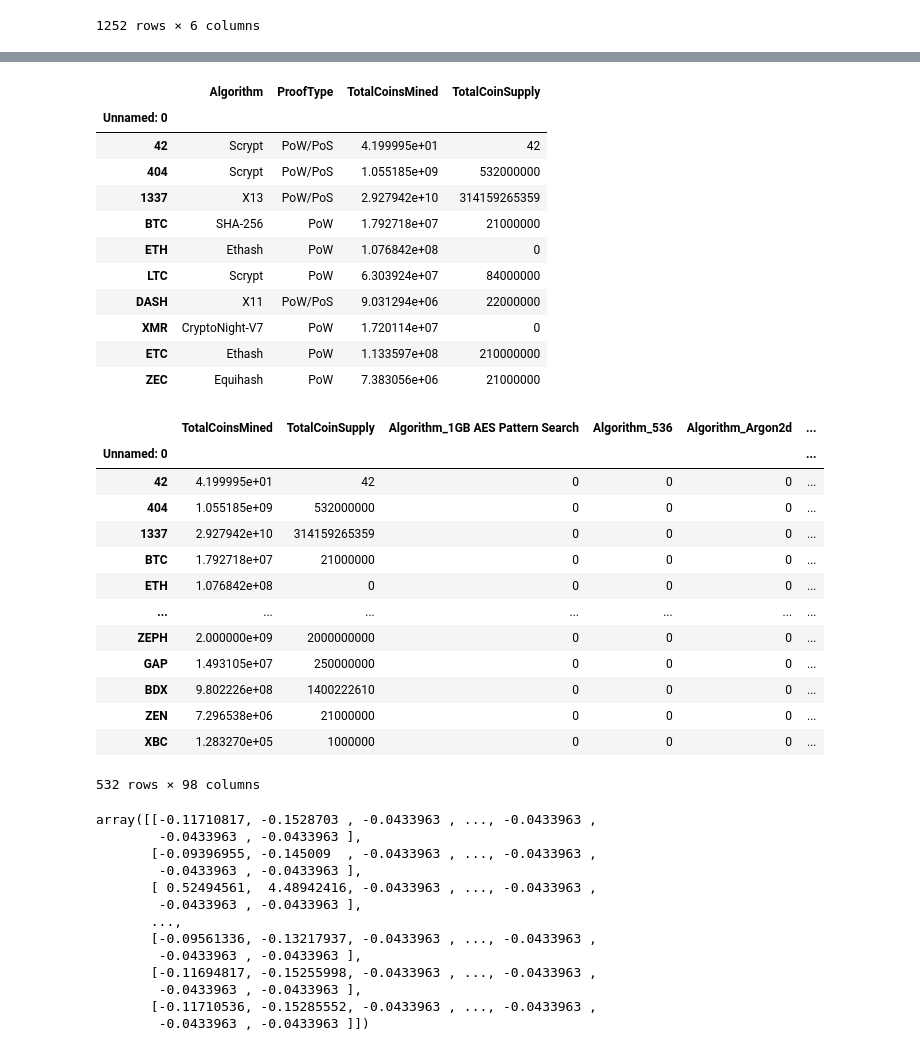
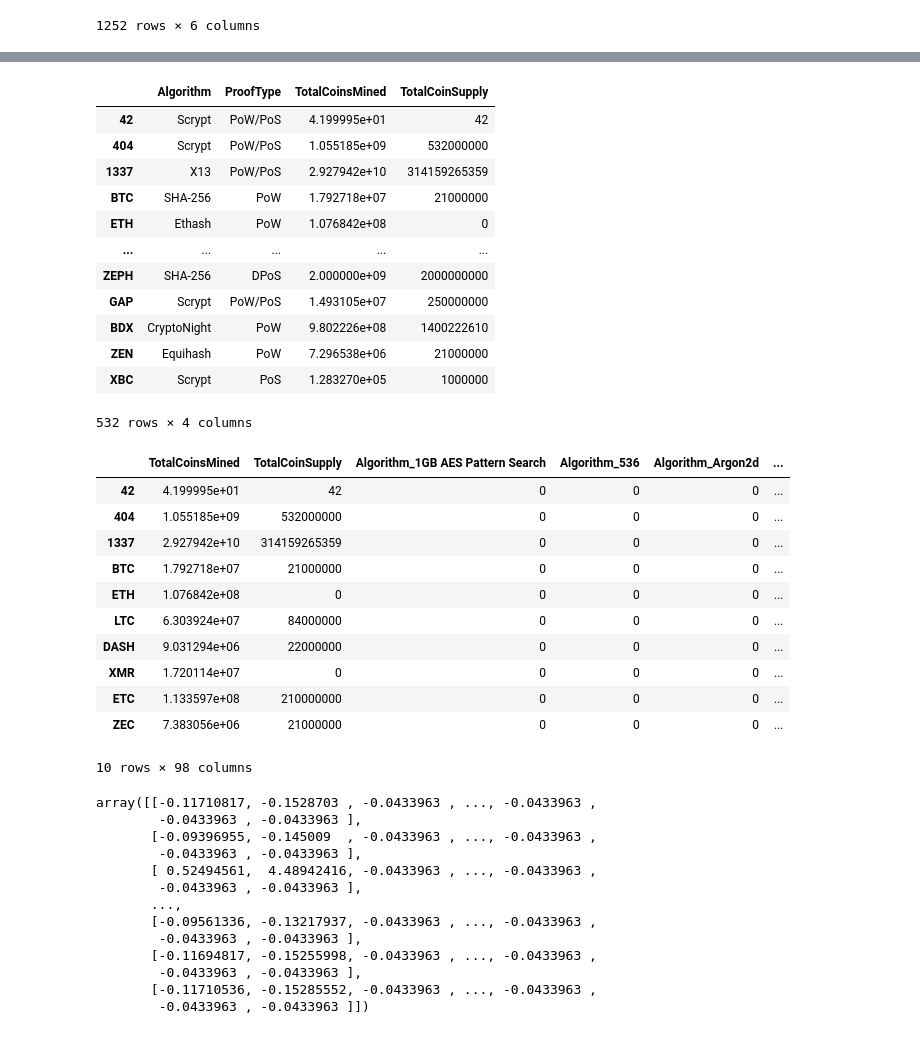
Before and after one commit to YanLuong/Cryptocurrencies, a Jupyter notebook: crypto_clustering.ipynb, the cells around one changed output, grey strips where cells are left out. Cells and saved outputs as stored; diff of their text form; code cells hidden in the pictures.

```diff
--- a/crypto_clustering.ipynb
+++ b/crypto_clustering.ipynb
@@ -15,8 +15,8 @@ from sklearn.cluster import KMeans
 # Load the crypto_data.csv dataset.
 # YOUR CODE HERE
 file_path = "data/crypto_data.csv"
-crypto_df = pd.read_csv(file_path, index_col= ["Unnamed: 0"])
-crypto_df
+df = pd.read_csv(file_path, index_col= ["Unnamed: 0"])
+df
 
 #index = df["Unnamed: 0"]
 #index
@@ -42,7 +42,7 @@ crypto_df
 1252 rows × 6 columns
 # %%
 # Keep all the cryptocurrencies that are being traded.
-traded_crypto_df = crypto_df[crypto_df['IsTrading'] == True]
+traded_crypto_df = df[df['IsTrading'] == True]
 traded_crypto_df.head(10)
 # %% [output]
 |  | CoinName | Algorithm | IsTrading | ProofType | TotalCoinsMined | TotalCoinSupply |
@@ -144,42 +145,41 @@ crypto_names_df.head()
 # %%
 # Drop the 'CoinName' column since it's not going to be used on the clustering algorithm.
 # YOUR CODE HERE
 
-df_crypto = mined_crypto_df.drop(['CoinName'], axis = 1)
-df_crypto.head(10)
+crypto_df = mined_crypto_df.drop(['CoinName'], axis = 1)
+crypto_df
 # %% [output]
 |  | Algorithm | ProofType | TotalCoinsMined | TotalCoinSupply |
-| Unnamed: 0 |  |  |  |  |
 | 42 | Scrypt | PoW/PoS | 4.199995e+01 | 42 |
 | 404 | Scrypt | PoW/PoS | 1.055185e+09 | 532000000 |
 | 1337 | X13 | PoW/PoS | 2.927942e+10 | 314159265359 |
 | BTC | SHA-256 | PoW | 1.792718e+07 | 21000000 |
 | ETH | Ethash | PoW | 1.076842e+08 | 0 |
-| LTC | Scrypt | PoW | 6.303924e+07 | 84000000 |
-| DASH | X11 | PoW/PoS | 9.031294e+06 | 22000000 |
-| XMR | CryptoNight-V7 | PoW | 1.720114e+07 | 0 |
-| ETC | Ethash | PoW | 1.133597e+08 | 210000000 |
-| ZEC | Equihash | PoW | 7.383056e+06 | 21000000 |
+| ... | ... | ... | ... | ... |
+| ZEPH | SHA-256 | DPoS | 2.000000e+09 | 2000000000 |
+| GAP | Scrypt | PoW/PoS | 1.493105e+07 | 250000000 |
+| BDX | CryptoNight | PoW | 9.802226e+08 | 1400222610 |
+| ZEN | Equihash | PoW | 7.296538e+06 | 21000000 |
+| XBC | Scrypt | PoS | 1.283270e+05 | 1000000 |
+532 rows × 4 columns
 # %%
 # Use get_dummies() to create variables for text features.
 # YOUR CODE HERE
-X = pd.get_dummies(data=df_crypto, columns=['Algorithm', 'ProofType'])
-X
+X = pd.get_dummies(data=crypto_df, columns=['Algorithm', 'ProofType'])
+X.head(10)
 # %% [output]
 |  | TotalCoinsMined | TotalCoinSupply | Algorithm_1GB AES Pattern Search | Algorithm_536 | Algorithm_Argon2d | ... |
-| Unnamed: 0 |  |  |  |  |  | ... |
 | 42 | 4.199995e+01 | 42 | 0 | 0 | 0 | ... |
 | 404 | 1.055185e+09 | 532000000 | 0 | 0 | 0 | ... |
 | 1337 | 2.927942e+10 | 314159265359 | 0 | 0 | 0 | ... |
 | BTC | 1.792718e+07 | 21000000 | 0 | 0 | 0 | ... |
 | ETH | 1.076842e+08 | 0 | 0 | 0 | 0 | ... |
-| ... | ... | ... | ... | ... | ... | ... |
-| ZEPH | 2.000000e+09 | 2000000000 | 0 | 0 | 0 | ... |
-| GAP | 1.493105e+07 | 250000000 | 0 | 0 | 0 | ... |
-| BDX | 9.802226e+08 | 1400222610 | 0 | 0 | 0 | ... |
-| ZEN | 7.296538e+06 | 21000000 | 0 | 0 | 0 | ... |
-| XBC | 1.283270e+05 | 1000000 | 0 | 0 | 0 | ... |
+| LTC | 6.303924e+07 | 84000000 | 0 | 0 | 0 | ... |
+| DASH | 9.031294e+06 | 22000000 | 0 | 0 | 0 | ... |
+| XMR | 1.720114e+07 | 0 | 0 | 0 | 0 | ... |
+| ETC | 1.133597e+08 | 210000000 | 0 | 0 | 0 | ... |
+| ZEC | 7.383056e+06 | 21000000 | 0 | 0 | 0 | ... |
-532 rows × 98 columns
+10 rows × 98 columns
 # %%
 # Standardize the data with StandardScaler().
 crypto_scaled = StandardScaler().fit_transform(X)
```
Also changed, not shown: parts of 11 cells of this notebook.
